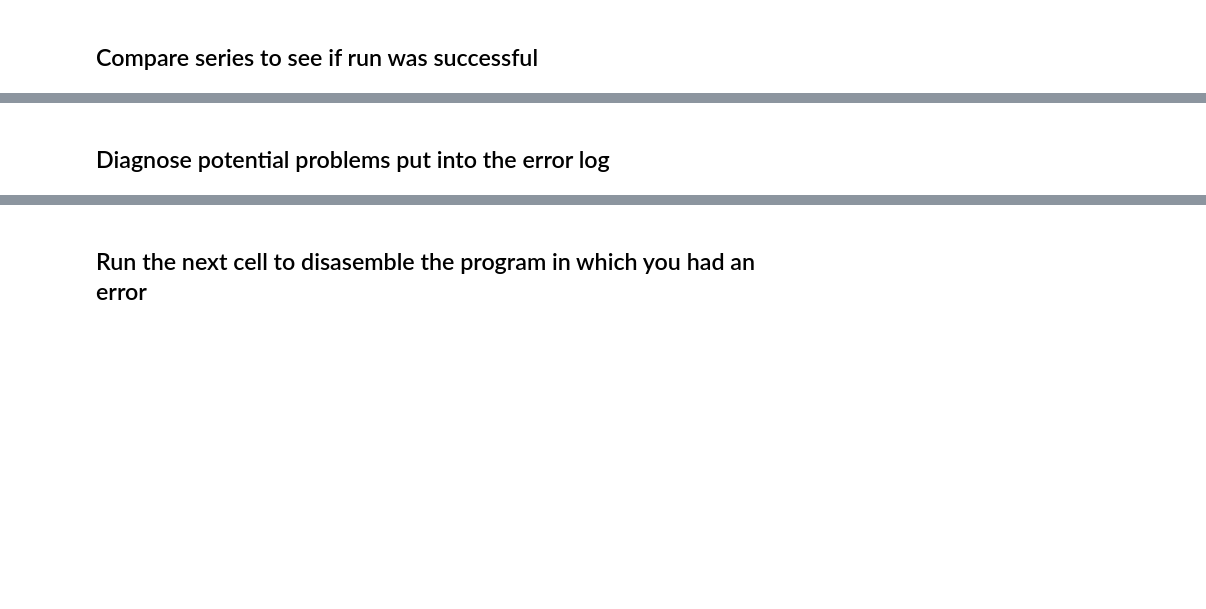
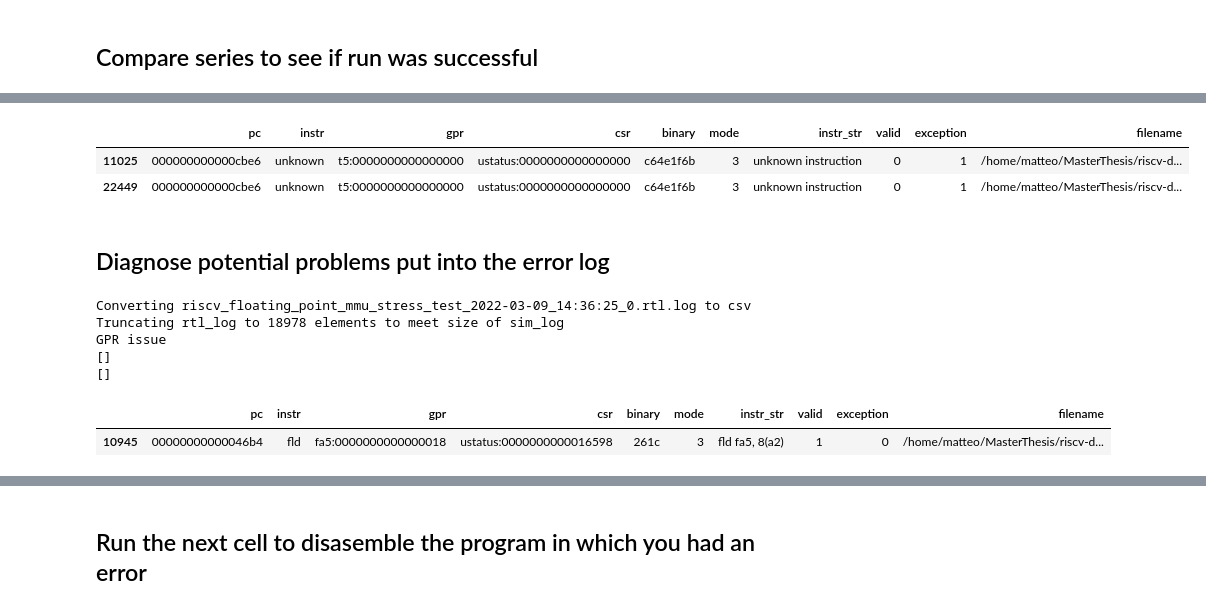
Before and after one commit to TheSaltyLiquorice/MasterThesisNoelV, a Jupyter notebook: scripts/Parse script.ipynb, the cells around one changed output, grey strips where cells are left out. Saved outputs shown, nothing was run; the diff lists cells and outputs as text; code cells hidden in the pictures; blank space fills up the shorter version.

```diff
--- a/scripts/Parse script.ipynb
+++ b/scripts/Parse script.ipynb
@@ -366,3 +610,9 @@ for _ in tqdm(range(1)):
+# %%
+rtl_log[rtl_log["pc"]=="000000000000cbe6"]
+# %% [output]
+|  | pc | instr | gpr | csr | binary | mode | instr_str | valid | exception | filename |
+| 11025 | 000000000000cbe6 | unknown | t5:0000000000000000 | ustatus:0000000000000000 | c64e1f6b | 3 | unknown instruction | 0 | 1 | /home/matteo/MasterThesis/riscv-d... |
+| 22449 | 000000000000cbe6 | unknown | t5:0000000000000000 | ustatus:0000000000000000 | c64e1f6b | 3 | unknown instruction | 0 | 1 | /home/matteo/MasterThesis/riscv-d... |
 # %%
 # Use this to fetch the rtl list again from the path of rtl_log
 rtl_logs = glob.glob(riscv_dv+'out/rtl_log/*')
@@ -377,7 +627,7 @@ compare_traces(rtl_dataframes,sim_dataframes)
 # %%
 #What are the errors?
 errors = pd.read_csv(riscv_dv+'error_log.csv')
-num = 11 #specify row of csv to display errors
+num = 12-2 #specify row of csv to display errors
 test = errors[num:num+1]
 name = [test.Test.values[0]+'.rtl.log']
 rtl_log = parse_rtl(name)
@@ -385,8 +635,8 @@ sim_log = convert_sim_log_to_dataframe(name)
 rtl_log,sim_log,_ = truncate_logs(rtl_log[0],sim_log[0],False)
 if(not test['GPR Pass'].bool()):
     print("GPR issue")
-    print(np.unique(rtl_log[(rtl_log.gpr != sim_log.gpr) & (sim_log.gpr != 'nan')].gpr))
-    print(np.unique(sim_log[(rtl_log.gpr != sim_log.gpr) & (sim_log.gpr != 'nan')].gpr))
+    print(np.unique(rtl_log[(rtl_log.gpr != sim_log.gpr) & (sim_log.gpr != 'nan') & ~((sim_log.gpr != 'nan') & (sim_log.operand.str.find('pmpaddr') >= 0) & (sim_log.instr.str.find('csr') >= 0))].gpr))
+    print(np.unique(sim_log[(rtl_log.gpr != sim_log.gpr) & (sim_log.gpr != 'nan') & ~((sim_log.gpr != 'nan') & (sim_log.operand.str.find('pmpaddr') >= 0) & (sim_log.instr.str.find('csr') >= 0))].gpr))
 if(not test['CSR Pass'].bool()):
     print("CSR issue")
     print(rtl_log[(rtl_log.csr != sim_log.csr) & (sim_log.csr != 'nan') & (rtl_log.csr != 'ustatus:0000000000000000')].csr)
@@ -399,3 +649,14 @@ if(not test['PC Pass'].bool()):
     print("PC issue")
     print(rtl_log[(rtl_log.pc != sim_log.pc) & (sim_log.pc != 'nan')].pc)
     print(sim_log[(rtl_log.pc != sim_log.pc) & (sim_log.pc != 'nan')].pc)
+# %% [output]
+Converting riscv_floating_point_mmu_stress_test_2022-03-09_14:36:25_0.rtl.log to csv
+Truncating rtl_log to 18978 elements to meet size of sim_log
+GPR issue
+[]
+[]
+# %%
+rtl_log[10945:10946]
+# %% [output]
+|  | pc | instr | gpr | csr | binary | mode | instr_str | valid | exception | filename |
+| 10945 | 00000000000046b4 | fld | fa5:0000000000000018 | ustatus:0000000000016598 | 261c | 3 | fld fa5, 8(a2) | 1 | 0 | /home/matteo/MasterThesis/riscv-d... |
```
Also changed, not shown: parts of 9 cells of this notebook, 2 other files.
